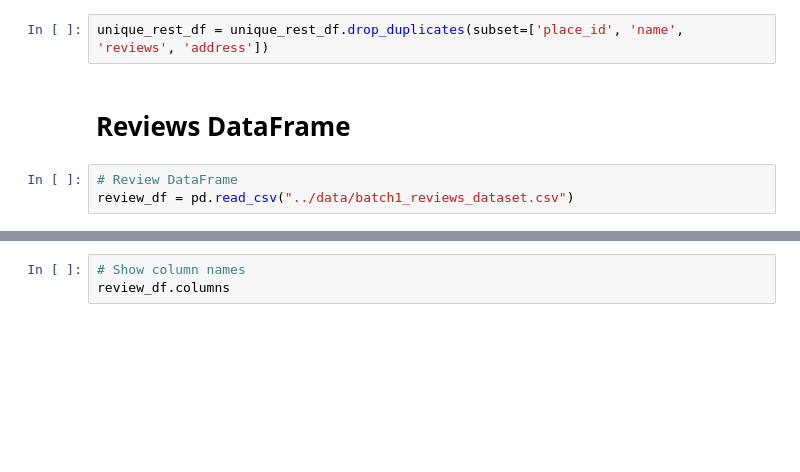
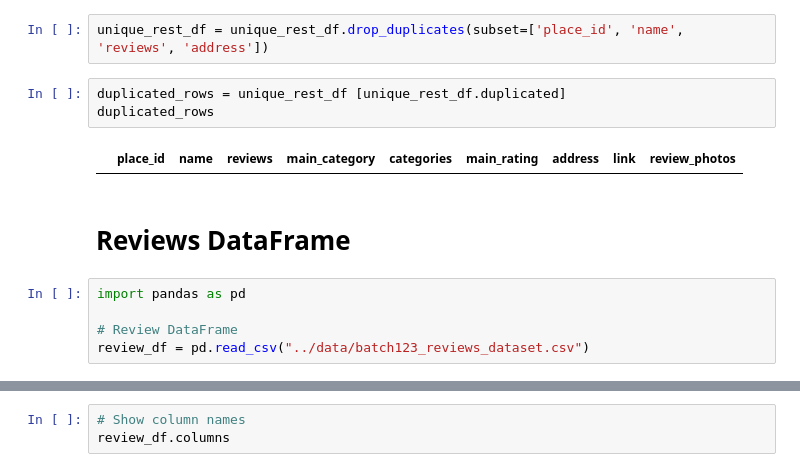
Before and after one commit to toothyachy/yumspeak, a Jupyter notebook: notebooks/yao_analysis.ipynb, the cells around one changed output, grey strips where cells are left out. Saved outputs shown, nothing was run; the diff lists cells and outputs as text; blank space fills up the shorter version.

```diff
--- a/notebooks/yao_analysis.ipynb
+++ b/notebooks/yao_analysis.ipynb
@@ -64,7 +189,14 @@ unique_rest_df.shape
 # %%
 unique_rest_df = unique_rest_df.drop_duplicates(subset=['place_id', 'name', 'reviews', 'address'])
+# %%
+duplicated_rows = unique_rest_df [unique_rest_df.duplicated]
+duplicated_rows
+# %% [output]
+|  | place_id | name | reviews | main_category | categories | main_rating | address | link | review_photos |
 # %% [markdown]
 # Reviews DataFrame
 # %%
+import pandas as pd
+
 # Review DataFrame
-review_df = pd.read_csv("../data/batch1_reviews_dataset.csv")
+review_df = pd.read_csv("../data/batch123_reviews_dataset.csv")
```
Also changed, not shown: parts of 21 cells of this notebook.
